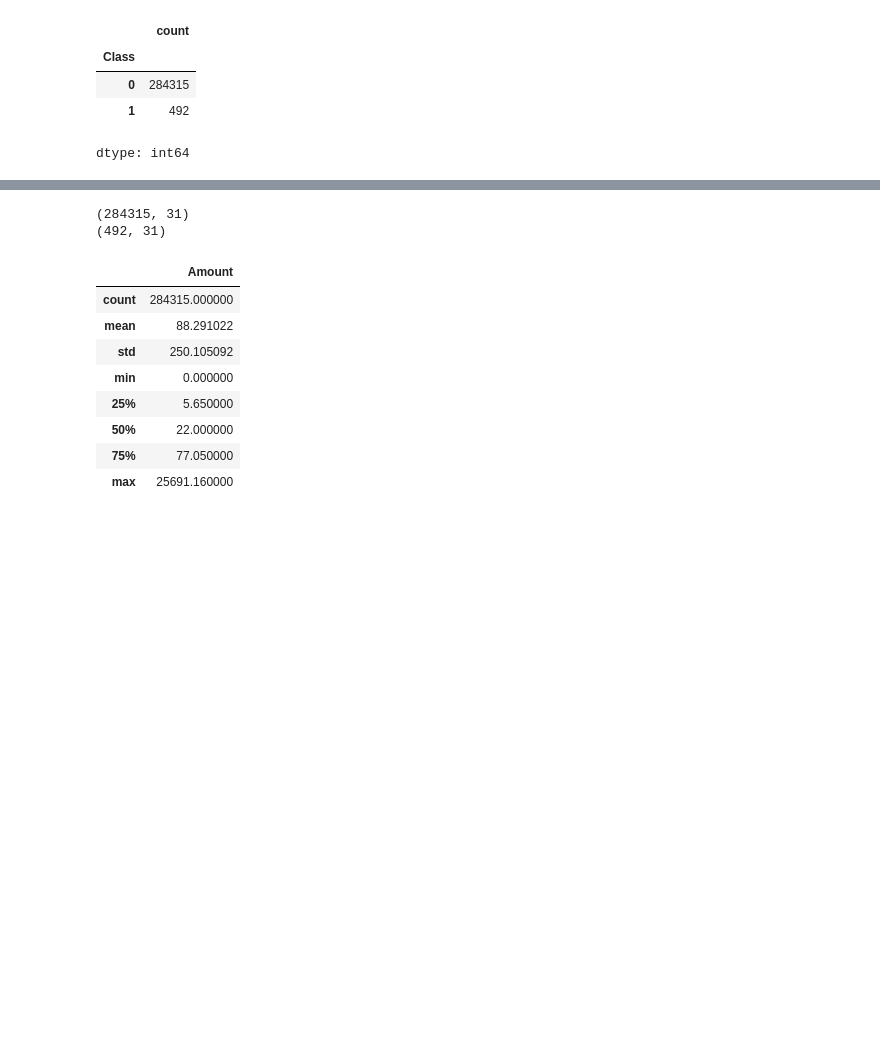
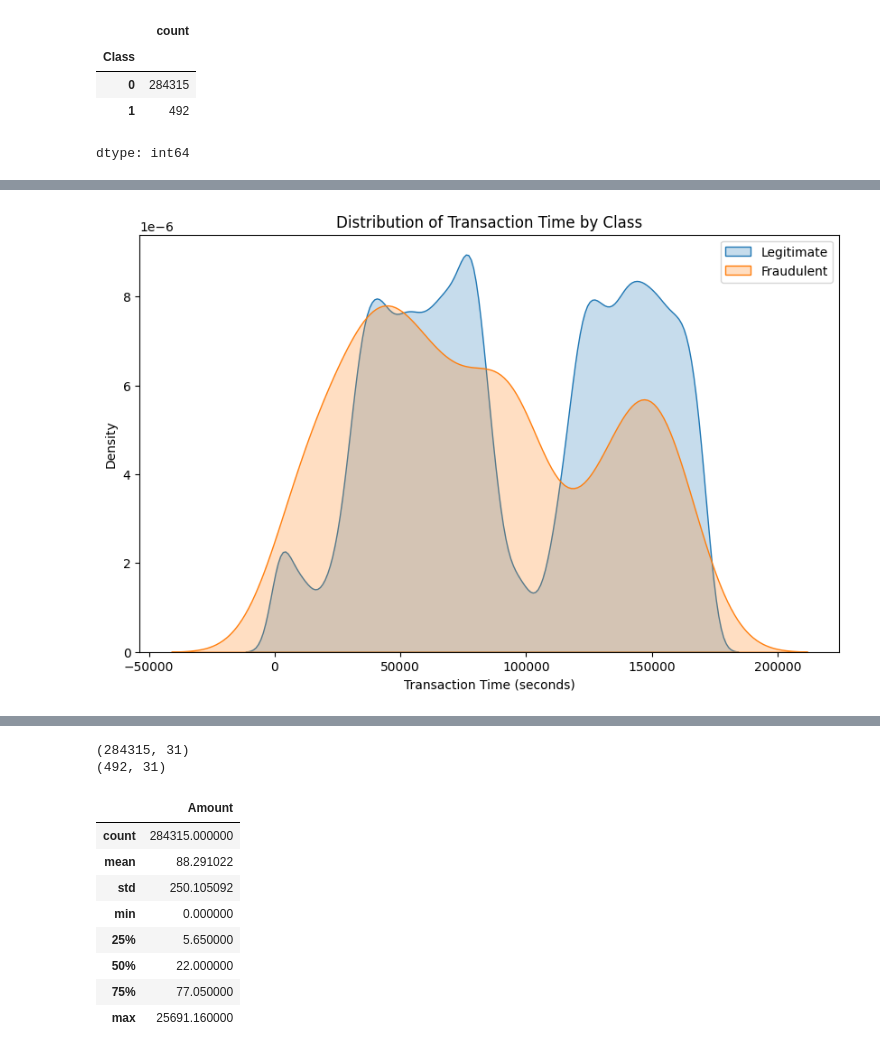
Before and after one commit to piyushdhurwey-unique/credit-card-fraud-detection, a Jupyter notebook: credit_card_fraud_detection.ipynb, the cells around one changed output, grey strips where cells are left out. Saved outputs shown, nothing was run; the diff lists cells and outputs as text; code cells hidden in the pictures; blank space fills up the shorter version.

```diff
--- a/credit_card_fraud_detection.ipynb
+++ b/credit_card_fraud_detection.ipynb
@@ -68,0 +94,25 @@ dtype: int64
+# %%
+import seaborn as sns
+import matplotlib.pyplot as plt
+
+# Create a figure and an axes object for the plot
+plt.figure(figsize=(10, 6))
+
+# Plot the distribution of 'Time' for legitimate transactions
+sns.kdeplot(credit_card_data[credit_card_data['Class'] == 0]['Time'], label='Legitimate', fill=True)
+
+# Plot the distribution of 'Time' for fraudulent transactions
+sns.kdeplot(credit_card_data[credit_card_data['Class'] == 1]['Time'], label='Fraudulent', fill=True)
+
+# Add title and labels
+plt.title('Distribution of Transaction Time by Class')
+plt.xlabel('Transaction Time (seconds)')
+plt.ylabel('Density')
+
+# Add a legend
+plt.legend()
+
+# Display the plot
+plt.show()
+# %% [output]
+[figure, added]
```
Also changed, not shown: parts of 16 cells of this notebook.
